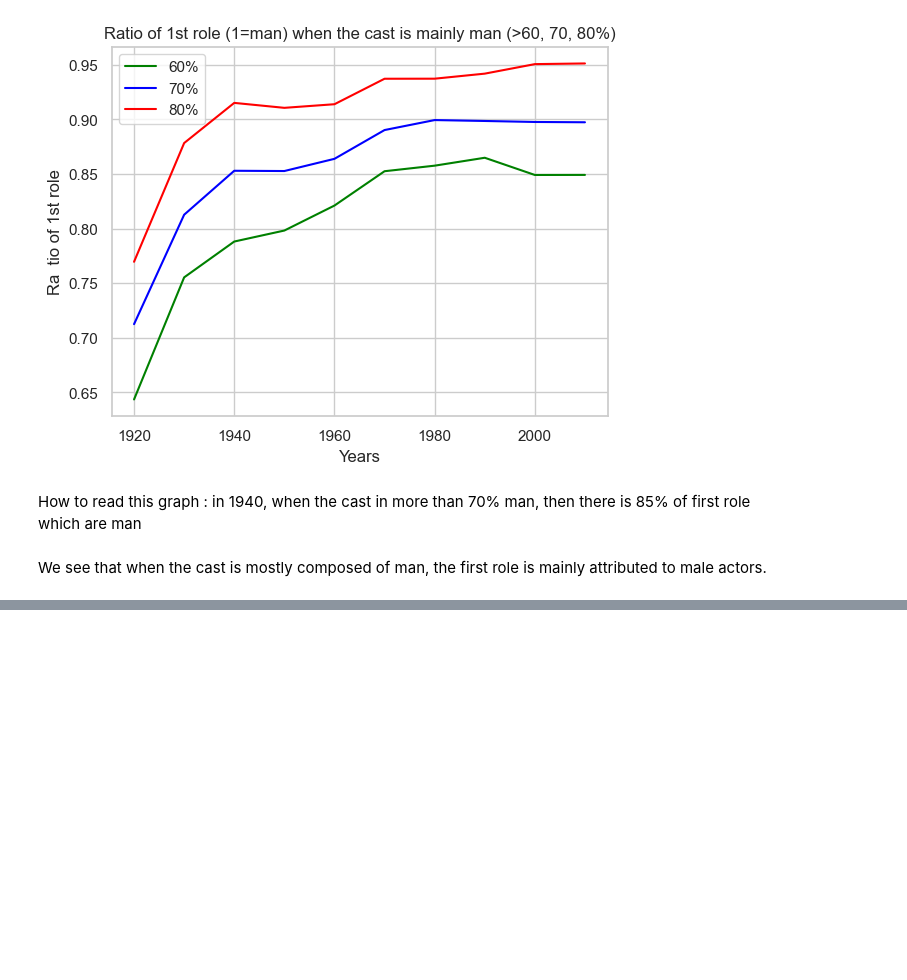
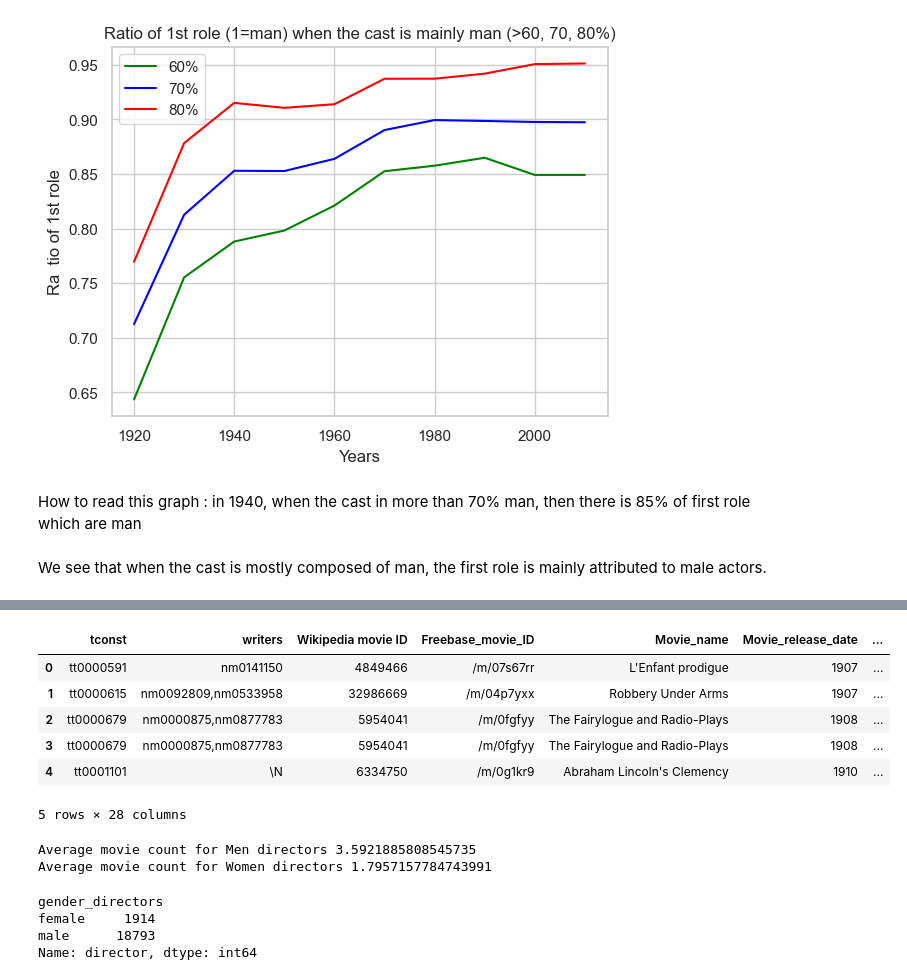
Before and after one commit to epfl-ada/ada-2024-project-badax, a Jupyter notebook: results.ipynb, the cells around one changed output, grey strips where cells are left out. Drawn from its saved outputs; the diff is of its cells as text; code cells hidden in the pictures; blank space fills up the shorter version.

```diff
--- a/results.ipynb
+++ b/results.ipynb
@@ -840,0 +847,23 @@ We see that when the cast is mostly composed of man, the first role is mainly at
+# %%
+crew_merged["genres"] = crew_merged["genres"].apply(lambda x: x if (x != r"\\N" and x!= r"\N" and x!= r"/N" and x!=r"//N") else np.nan)
+# %%
+# Convert string representations of lists to actual Python lists
+crew_merged['Movie_countries'] = crew_merged['Movie_countries'].apply(
+    lambda x: ast.literal_eval(x) if isinstance(x, str) else x
+)
+# %%
+crew_merged['genres'] = crew_merged['genres'].apply(
+    lambda x: ast.literal_eval(x) if isinstance(x, str) else x
+)
+# %%
+crew_merged_unique = crew_merged.drop_duplicates(subset=["director"]).reset_index(drop= True)
+# %%
+crew_merged_unique.head()
+# %% [output]
+|  | tconst | writers | Wikipedia movie ID | Freebase_movie_ID | Movie_name | Movie_release_date | ... |
+| 0 | tt0000591 | nm0141150 | 4849466 | /m/07s67rr | L'Enfant prodigue | 1907 | ... |
+| 1 | tt0000615 | nm0092809,nm0533958 | 32986669 | /m/04p7yxx | Robbery Under Arms | 1907 | ... |
+| 2 | tt0000679 | nm0000875,nm0877783 | 5954041 | /m/0fgfyy | The Fairylogue and Radio-Plays | 1908 | ... |
+| 3 | tt0000679 | nm0000875,nm0877783 | 5954041 | /m/0fgfyy | The Fairylogue and Radio-Plays | 1908 | ... |
+| 4 | tt0001101 | \N | 6334750 | /m/0g1kr9 | Abraham Lincoln's Clemency | 1910 | ... |
+5 rows × 28 columns
@@ -840,0 +873,24 @@ We see that when the cast is mostly composed of man, the first role is mainly at
+# %%
+gender_movie_counts = crew_merged.groupby('gender_directors').size()
+
+unique_directors_per_gender = crew_merged.groupby('gender_directors')['director'].nunique()
+
+average_movies_per_gender = gender_movie_counts / unique_directors_per_gender
+
+men_avg = average_movies_per_gender.loc["male"]
+women_avg = average_movies_per_gender.loc["female"]
+
+
+print(f"Average movie count for Men directors {men_avg}")
+
+print(f"Average movie count for Women directors {women_avg}")
+# %% [output]
+Average movie count for Men directors 3.5921885808545735
+Average movie count for Women directors 1.7957157784743991
+# %%
+unique_directors_per_gender
+# %% [output]
+gender_directors
+female     1914
+male      18793
+Name: director, dtype: int64
```
Also changed, not shown: parts of 13 cells of this notebook.
